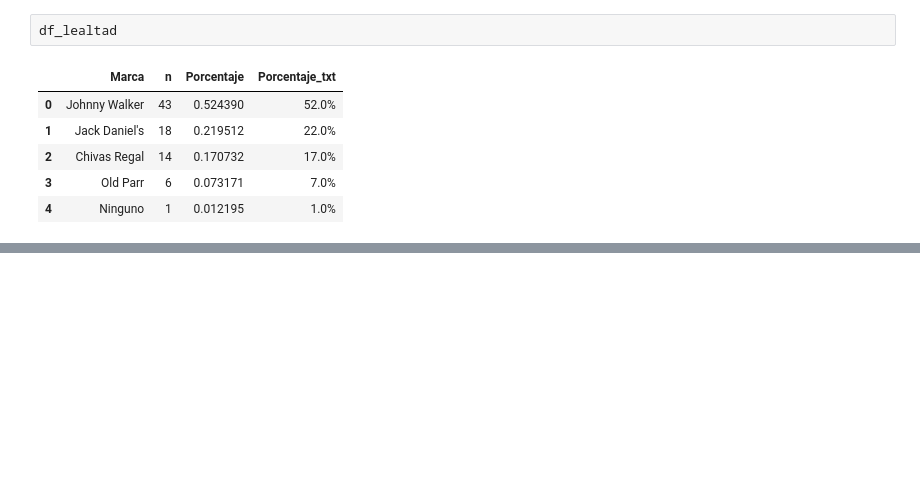
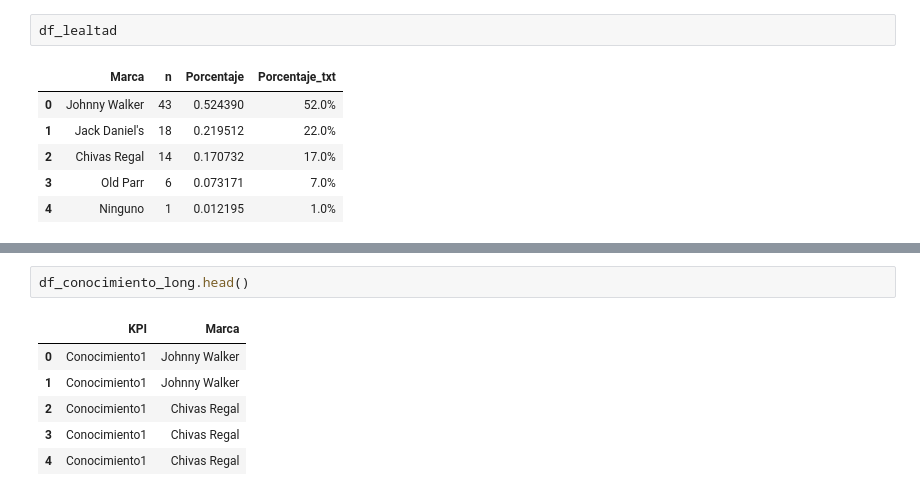
Before and after one commit to auzaluis/upsa_mod_202501, a Jupyter notebook: whisky/02_script_EDA_whisky.ipynb, the cells around one changed output, grey strips where cells are left out. Drawn from its saved outputs; the diff is of its cells as text; blank space fills up the shorter version.

```diff
--- a/whisky/02_script_EDA_whisky.ipynb
+++ b/whisky/02_script_EDA_whisky.ipynb
@@ -47,0 +63,9 @@ px.bar(
+# %%
+df_conocimiento_long.head()
+# %% [output]
+|  | KPI | Marca |
+| 0 | Conocimiento1 | Johnny Walker |
+| 1 | Conocimiento1 | Johnny Walker |
+| 2 | Conocimiento1 | Chivas Regal |
+| 3 | Conocimiento1 | Chivas Regal |
+| 4 | Conocimiento1 | Chivas Regal |
```
Also changed, not shown: parts of 12 cells of this notebook.
